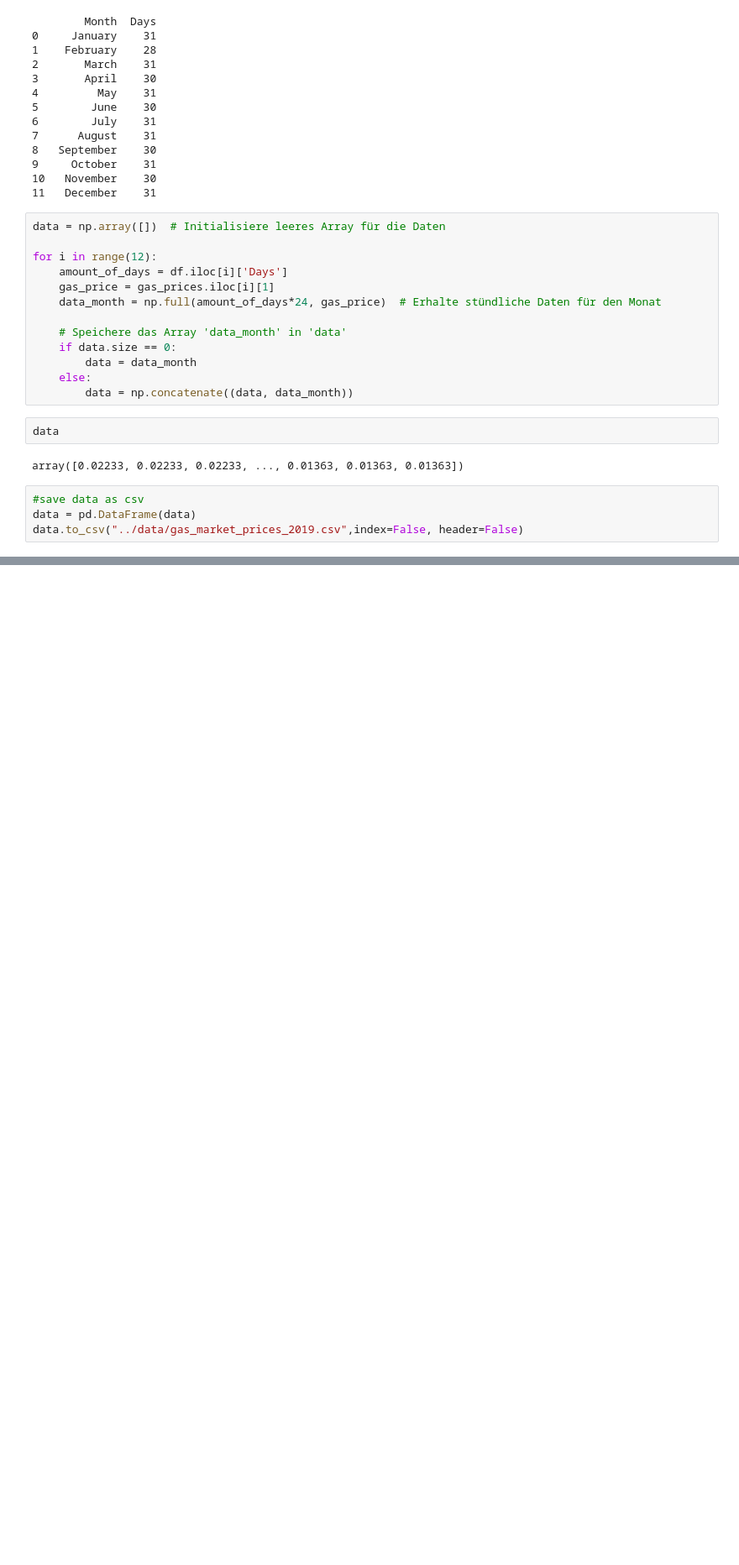
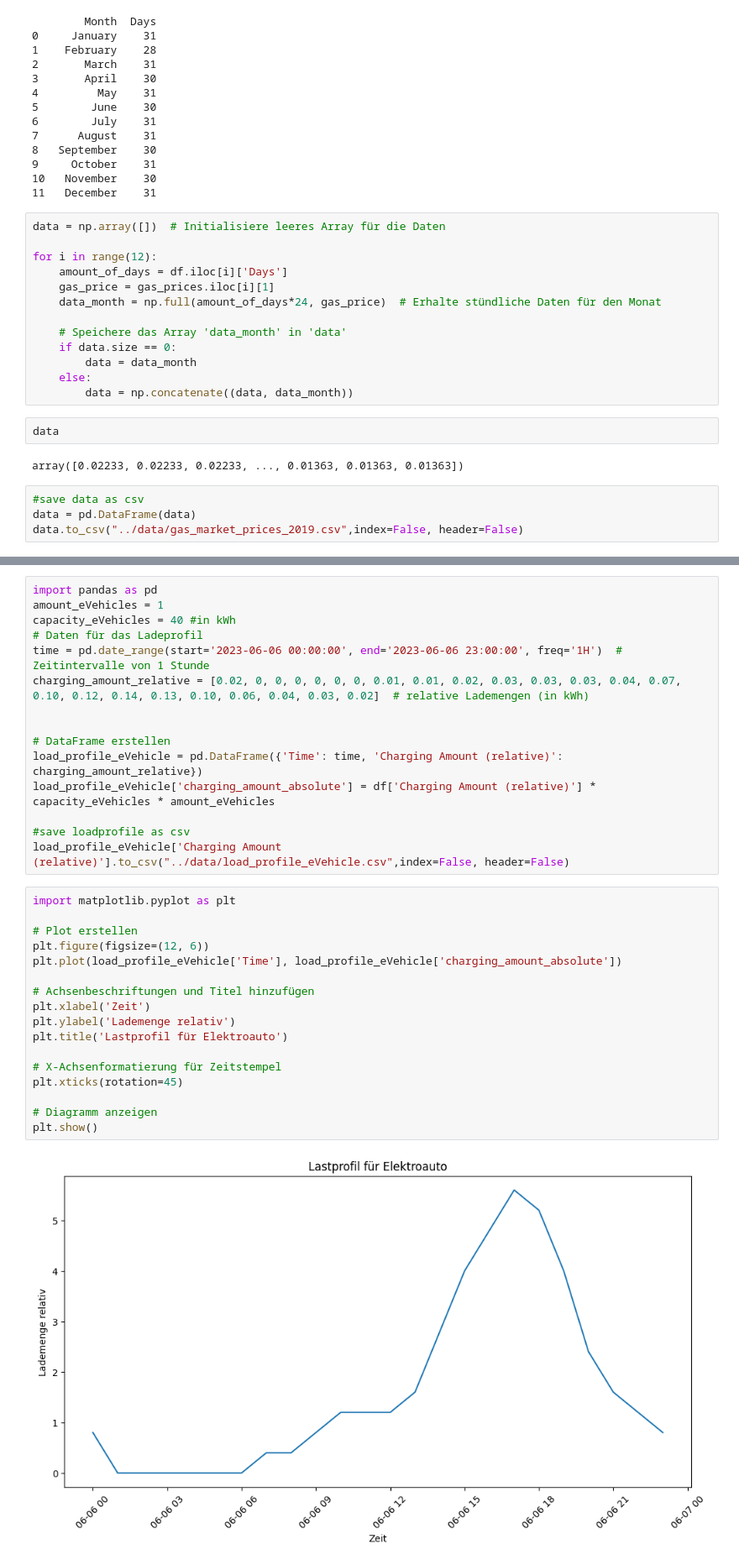
Before and after one commit to DominikBurkert/Microgrid_EnergyLab, a Jupyter notebook: notebooks/data_import.ipynb, the cells around one changed output, grey strips where cells are left out. Shown: that part at 84% size. Drawn from its saved outputs; the diff is of its cells as text; blank space fills up the shorter version.

```diff
--- a/notebooks/data_import.ipynb
+++ b/notebooks/data_import.ipynb
@@ -240,0 +252,34 @@ data.to_csv("../data/gas_market_prices_2019.csv",index=False, header=False)
+# %%
+import pandas as pd
+amount_eVehicles = 1
+capacity_eVehicles = 40 #in kWh
+# Daten für das Ladeprofil
+time = pd.date_range(start='2023-06-06 00:00:00', end='2023-06-06 23:00:00', freq='1H')  # Zeitintervalle von 1 Stunde
+charging_amount_relative = [0.02, 0, 0, 0, 0, 0, 0, 0.01, 0.01, 0.02, 0.03, 0.03, 0.03, 0.04, 0.07, 0.10, 0.12, 0.14, 0.13, 0.10, 0.06, 0.04, 0.03, 0.02]  # relative Lademengen (in kWh)
+
+
+# DataFrame erstellen
+load_profile_eVehicle = pd.DataFrame({'Time': time, 'Charging Amount (relative)': charging_amount_relative})
+load_profile_eVehicle['charging_amount_absolute'] = df['Charging Amount (relative)'] * capacity_eVehicles * amount_eVehicles
+
+#save loadprofile as csv
+load_profile_eVehicle['Charging Amount (relative)'].to_csv("../data/load_profile_eVehicle.csv",index=False, header=False)
+# %%
+import matplotlib.pyplot as plt
+
+# Plot erstellen
+plt.figure(figsize=(12, 6))
+plt.plot(load_profile_eVehicle['Time'], load_profile_eVehicle['charging_amount_absolute'])
+
+# Achsenbeschriftungen und Titel hinzufügen
+plt.xlabel('Zeit')
+plt.ylabel('Lademenge relativ')
+plt.title('Lastprofil für Elektroauto')
+
+# X-Achsenformatierung für Zeitstempel
+plt.xticks(rotation=45)
+
+# Diagramm anzeigen
+plt.show()
+# %% [output]
+[figure, added]
```
Also changed, not shown: parts of 8 cells of this notebook, 13 other files.
